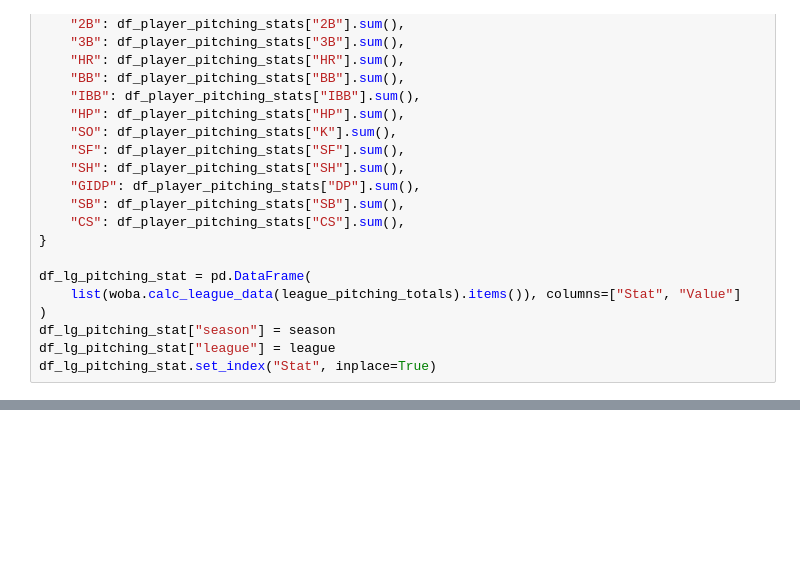
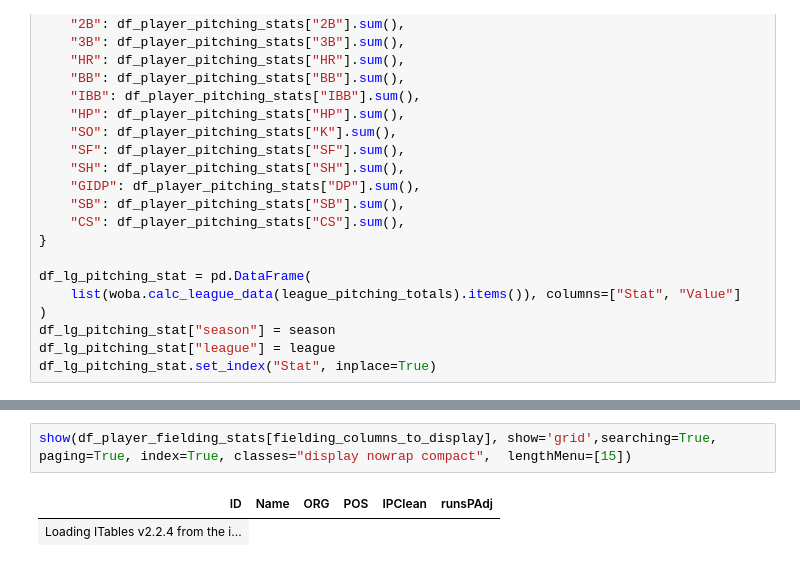
Before and after one commit to cmp66/ootp-analytics, a Jupyter notebook: dataImport.ipynb, the cells around one changed output, grey strips where cells are left out. Saved outputs shown, nothing was run; the diff lists cells and outputs as text; blank space fills up the shorter version.

```diff
--- a/dataImport.ipynb
+++ b/dataImport.ipynb
@@ -192,0 +188,5 @@ Total  46449.822  24526.0  4.752096
+# %%
+show(df_player_fielding_stats[fielding_columns_to_display], show='grid',searching=True, paging=True, index=True, classes="display nowrap compact",  lengthMenu=[15])
+# %% [output]
+| ID | Name | ORG | POS | IPClean | runsPAdj |
+| Loading ITables v2.2.4 from the i... |
```
Also changed, not shown: parts of 14 cells of this notebook, 17 other files.
